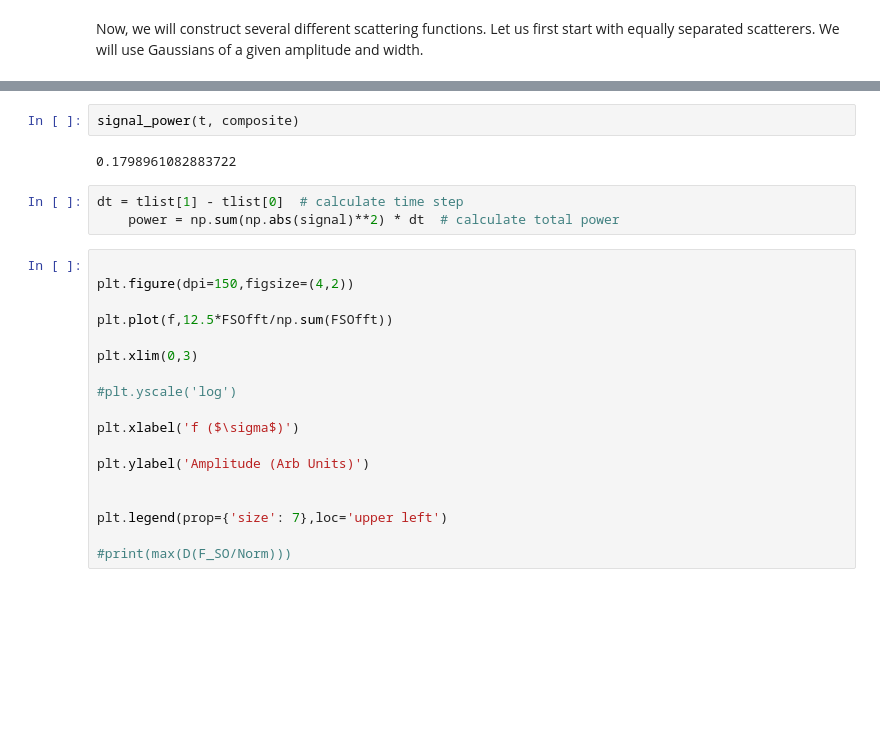
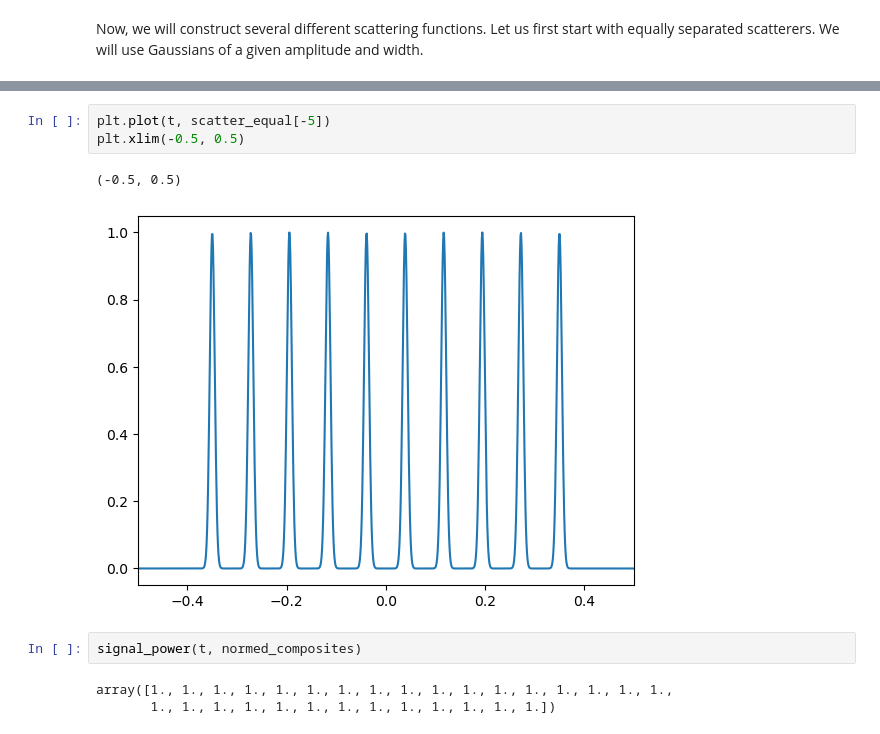
Before and after one commit to abhishekchak52/radar-ml, a Jupyter notebook: gen_signal_data.ipynb, the cells around one changed output, grey strips where cells are left out. Drawn from its saved outputs; the diff is of its cells as text; blank space fills up the shorter version.

```diff
--- a/gen_signal_data.ipynb
+++ b/gen_signal_data.ipynb
@@ -517,25 +389,11 @@ plt.legend([f'{i} scatterers' for i in range(1, 8)])
+# %%
+plt.plot(t, scatter_equal[-5])
+plt.xlim(-0.5, 0.5)
+# %% [output]
+(-0.5, 0.5)
+[figure, added]
 # %%
-signal_power(t, composite)
+signal_power(t, normed_composites)
 # %% [output]
-0.1798961082883722
+array([1., 1., 1., 1., 1., 1., 1., 1., 1., 1., 1., 1., 1., 1., 1., 1., 1.,
+       1., 1., 1., 1., 1., 1., 1., 1., 1., 1., 1., 1., 1.])
-# %%
-dt = tlist[1] - tlist[0]  # calculate time step
-    power = np.sum(np.abs(signal)**2) * dt  # calculate total power
-# %%
-
-plt.figure(dpi=150,figsize=(4,2))
-
-plt.plot(f,12.5*FSOfft/np.sum(FSOfft))
-
-plt.xlim(0,3)
-
-#plt.yscale('log')
-
-plt.xlabel('f ($\sigma$)')
-
-plt.ylabel('Amplitude (Arb Units)')
-
-
-plt.legend(prop={'size': 7},loc='upper left')
-
-#print(max(D(F_SO/Norm)))
```
Also changed, not shown: parts of 32 cells of this notebook.
